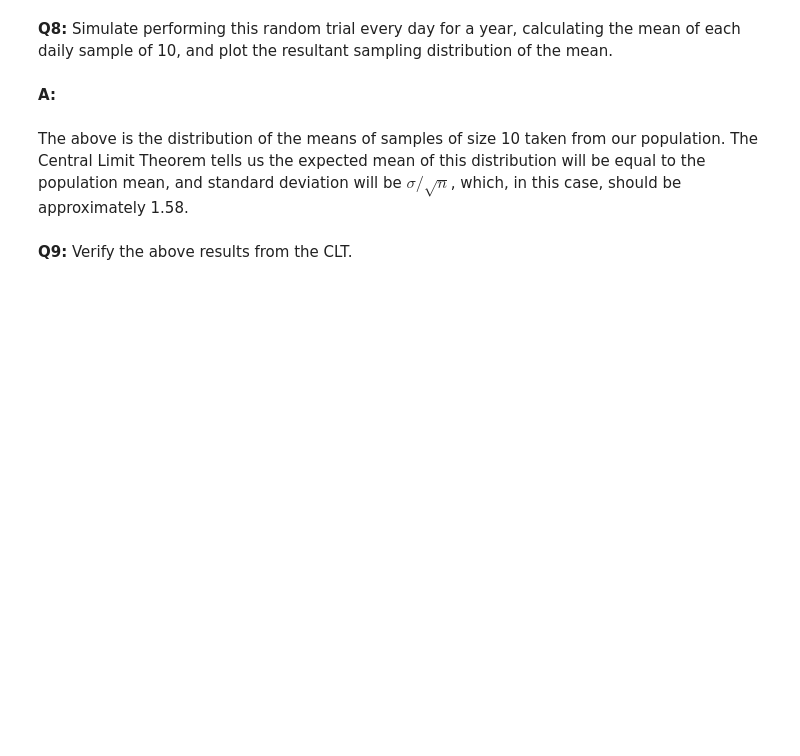
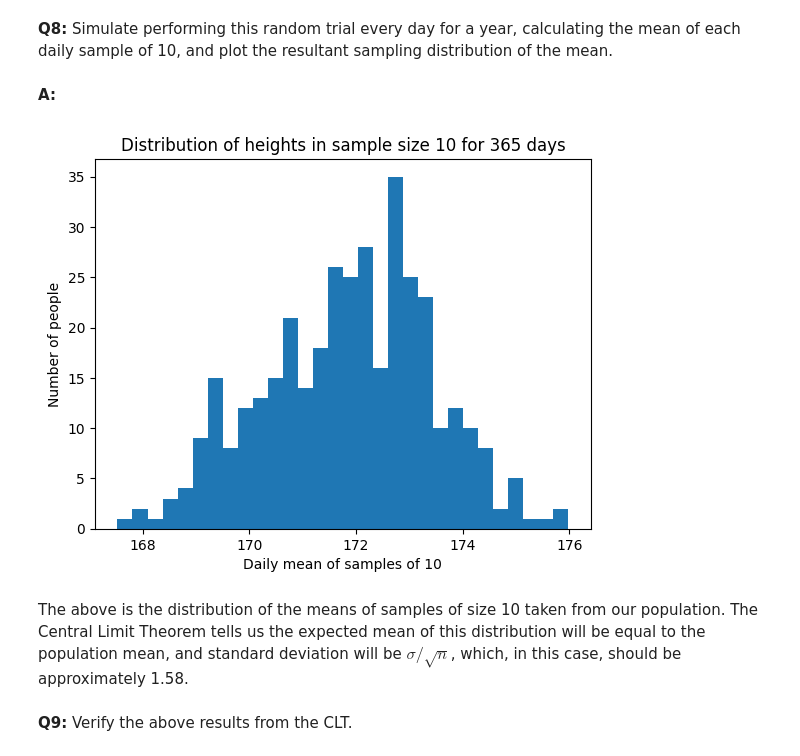
Before and after one commit to dqminhv/Frequentist_Inference_A, a Jupyter notebook: Frequentist Inference Case Study - Part A (3).ipynb, the cells around one changed output. Cells and saved outputs as stored; diff of their text form; code cells hidden in the pictures; blank space fills up the shorter version.

```diff
--- a/Frequentist Inference Case Study - Part A (3).ipynb
+++ b/Frequentist Inference Case Study - Part A (3).ipynb
@@ -242,6 +242,14 @@ __A:__
 # %%
 seed(47)
 # take your samples here
+daily_sample10_365 = [townsfolk_sampler(10).mean() for i in range(365)]
+# %%
+_ = plt.hist(daily_sample10_365, bins=30)
+_ = plt.xlabel('Daily mean of samples of 10')
+_ = plt.ylabel('Number of people')
+_ = plt.title('Distribution of heights in sample size 10 for 365 days')
+# %% [output]
+[figure, added]
 # %% [markdown]
 The above is the distribution of the means of samples of size 10 taken from our population. The Central Limit Theorem tells us the expected mean of this distribution will be equal to the population mean, and standard deviation will be $\sigma / \sqrt n$, which, in this case, should be approximately 1.58.
 # %% [markdown]
```
Also changed, not shown: parts of 6 cells of this notebook.
